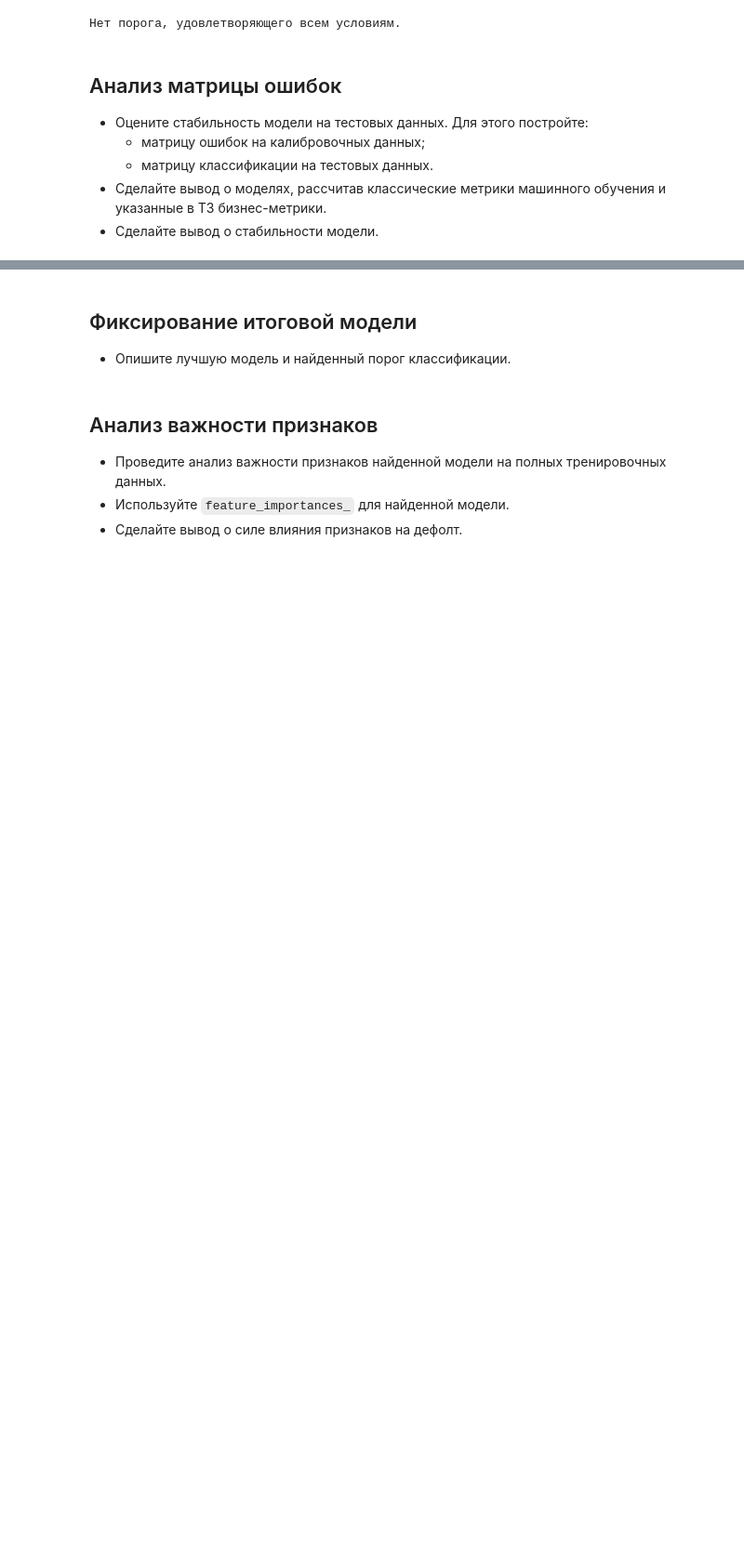
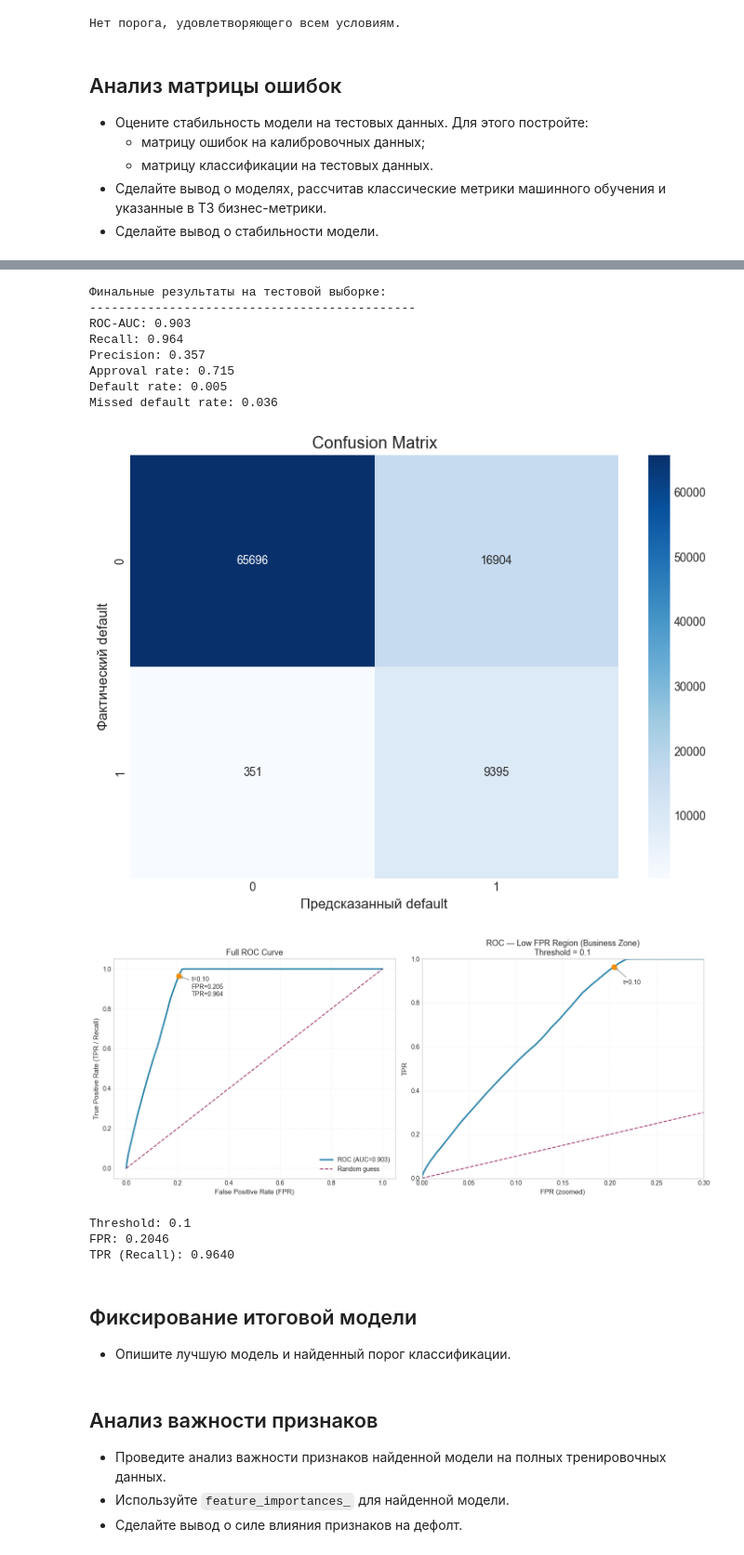
Before and after one commit to TemaQDX/sprint_15_project_behavioral_scoring, a Jupyter notebook: sprint_15_project_behavioral_scoring_Artem_Burov.ipynb, the cells around one changed output, grey strips where cells are left out. Shown at 93% size. Saved outputs shown, nothing was run; the diff lists cells and outputs as text; code cells hidden in the pictures; blank space fills up the shorter version.

```diff
--- a/sprint_15_project_behavioral_scoring_Artem_Burov.ipynb
+++ b/sprint_15_project_behavioral_scoring_Artem_Burov.ipynb
@@ -3043,3 +3112,50 @@ defaults_threshold(y_calib, y_proba_calib_rfc)
+# %%
+calibrated_model_lr.fit(X_train_val, y_train_val)
+y_proba = calibrated_model_lr.predict_proba(X_test)[:,1]
+y_pred = (0.1 <= y_proba).astype('int')
+
+print('Финальные результаты на тестовой выборке:')
+print('-' * 45)
+print(f'ROC-AUC: {roc_auc_score(y_test, y_proba):.3f}')
+print(f'Recall: {recall_score(y_test, y_pred):.3f}')
+print(f'Precision: {precision_score(y_test, y_pred):.3f}')
+print(f'Approval rate: {approval_rate(y_test, y_pred):.3f}')
+print(f'Default rate: {default_rate(y_test, y_pred):.3f}')
+print(f'Missed default rate: {missed_default_rate(y_test, y_pred):.3f}')
+
+# Визуализация матриц ошибок
+cm = confusion_matrix(y_test, y_pred)
+
+plt.figure(figsize=(8, 6))
+sns.heatmap(
+    cm,
+    annot=True,
+    fmt='d',
+    cmap='Blues',
+    cbar=True
+)
+plt.xlabel('Предсказанный default')
+plt.ylabel('Фактический default')
+plt.title('Confusion Matrix')
+plt.tight_layout()
+plt.show()
+
+# Визуализация ROC кривой
+plot_roc_with_threshold(y_test, y_proba, threshold_chosen=0.1)
+# %% [output]
+Финальные результаты на тестовой выборке:
+---------------------------------------------
+ROC-AUC: 0.903
+Recall: 0.964
+Precision: 0.357
+Approval rate: 0.715
+Default rate: 0.005
+Missed default rate: 0.036
+[figure, added]
+[figure, added]
+Threshold: 0.1
+FPR: 0.2046
+TPR (Recall): 0.9640
 # %% [markdown]
 ## Фиксирование итоговой модели
 
```
Also changed, not shown: parts of 8 cells of this notebook.
